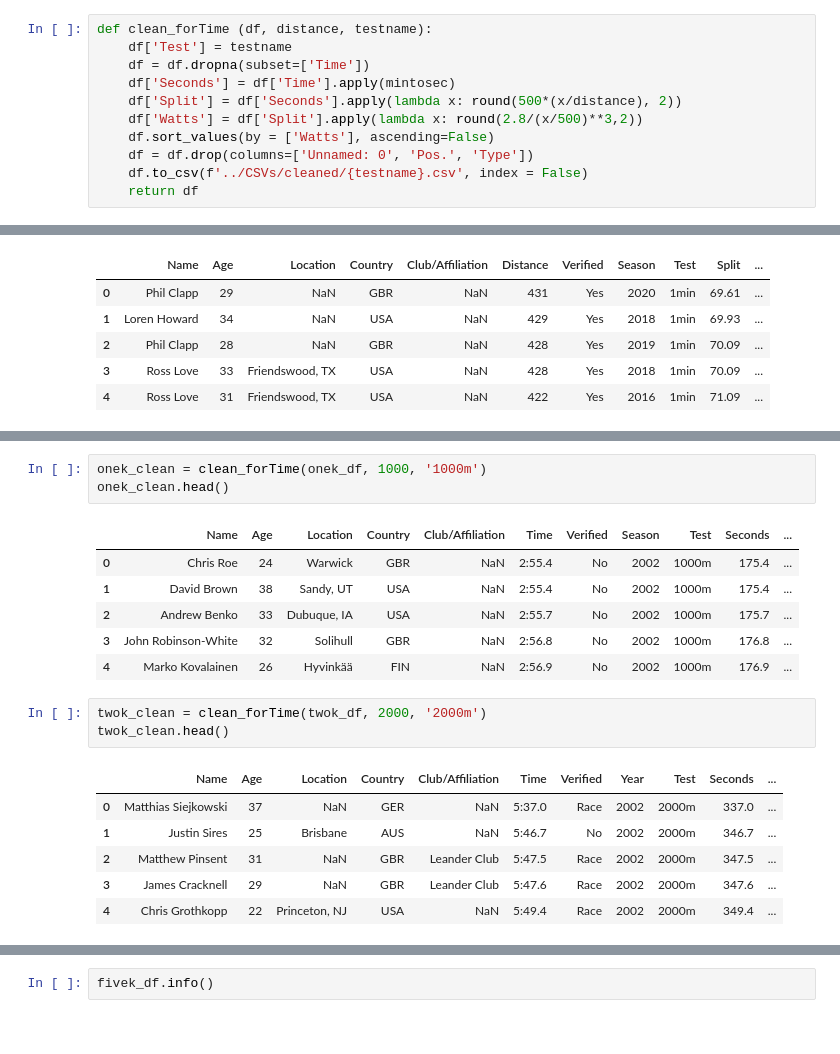
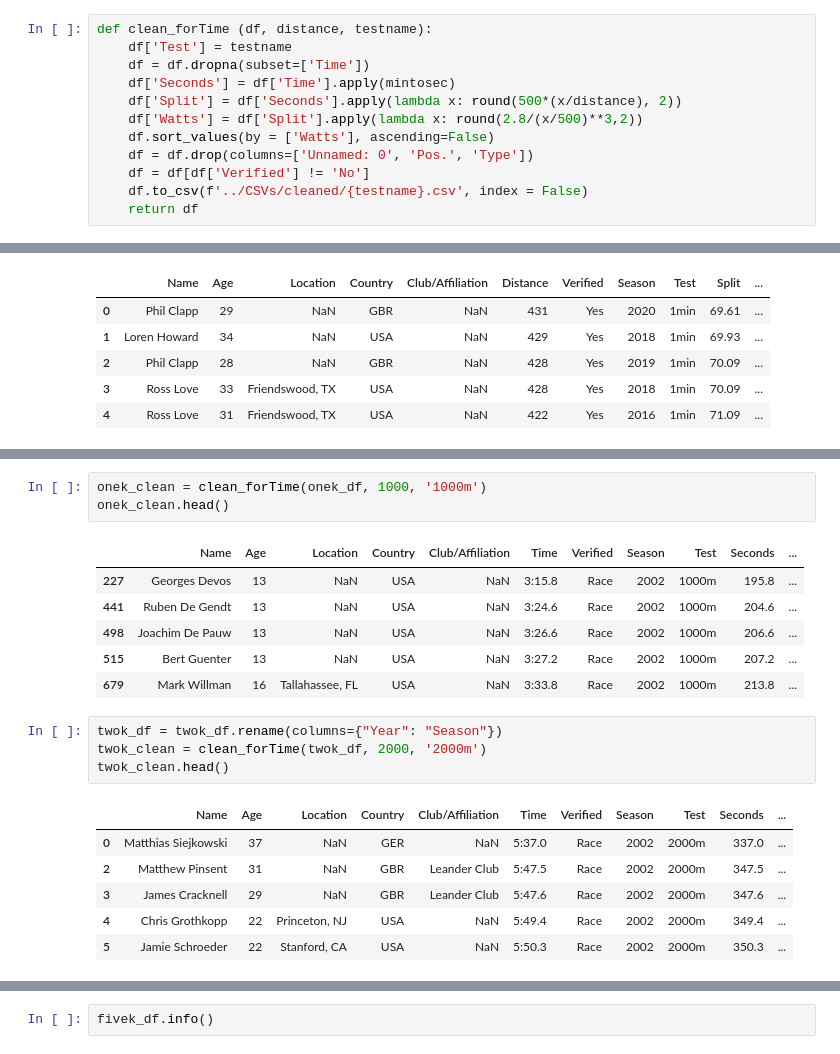
Before and after one commit to JohnShuford/FITDAT, a Jupyter notebook: Notebooks/Performance_Analysis.ipynb, the cells around one changed output, grey strips where cells are left out. Saved outputs shown, nothing was run; the diff lists cells and outputs as text.

```diff
--- a/Notebooks/Performance_Analysis.ipynb
+++ b/Notebooks/Performance_Analysis.ipynb
@@ -53,6 +54,7 @@ def clean_forTime (df, distance, testname):
     df['Watts'] = df['Split'].apply(lambda x: round(2.8/(x/500)**3,2))
     df.sort_values(by = ['Watts'], ascending=False)
     df = df.drop(columns=['Unnamed: 0', 'Pos.', 'Type'])
+    df = df[df['Verified'] != 'No']
     df.to_csv(f'../CSVs/cleaned/{testname}.csv', index = False)
     return df
 # %%
@@ -159,21 +165,22 @@ onek_clean = clean_forTime(onek_df, 1000, '1000m')
 onek_clean.head()
 # %% [output]
 |  | Name | Age | Location | Country | Club/Affiliation | Time | Verified | Season | Test | Seconds | ... |
-| 0 | Chris Roe | 24 | Warwick | GBR | NaN | 2:55.4 | No | 2002 | 1000m | 175.4 | ... |
-| 1 | David Brown | 38 | Sandy, UT | USA | NaN | 2:55.4 | No | 2002 | 1000m | 175.4 | ... |
-| 2 | Andrew Benko | 33 | Dubuque, IA | USA | NaN | 2:55.7 | No | 2002 | 1000m | 175.7 | ... |
-| 3 | John Robinson-White | 32 | Solihull | GBR | NaN | 2:56.8 | No | 2002 | 1000m | 176.8 | ... |
-| 4 | Marko Kovalainen | 26 | Hyvinkää | FIN | NaN | 2:56.9 | No | 2002 | 1000m | 176.9 | ... |
+| 227 | Georges Devos | 13 | NaN | USA | NaN | 3:15.8 | Race | 2002 | 1000m | 195.8 | ... |
+| 441 | Ruben De Gendt | 13 | NaN | USA | NaN | 3:24.6 | Race | 2002 | 1000m | 204.6 | ... |
+| 498 | Joachim De Pauw | 13 | NaN | USA | NaN | 3:26.6 | Race | 2002 | 1000m | 206.6 | ... |
+| 515 | Bert Guenter | 13 | NaN | USA | NaN | 3:27.2 | Race | 2002 | 1000m | 207.2 | ... |
+| 679 | Mark Willman | 16 | Tallahassee, FL | USA | NaN | 3:33.8 | Race | 2002 | 1000m | 213.8 | ... |
 # %%
+twok_df = twok_df.rename(columns={"Year": "Season"})
 twok_clean = clean_forTime(twok_df, 2000, '2000m')
 twok_clean.head()
 # %% [output]
-|  | Name | Age | Location | Country | Club/Affiliation | Time | Verified | Year | Test | Seconds | ... |
+|  | Name | Age | Location | Country | Club/Affiliation | Time | Verified | Season | Test | Seconds | ... |
 | 0 | Matthias Siejkowski | 37 | NaN | GER | NaN | 5:37.0 | Race | 2002 | 2000m | 337.0 | ... |
-| 1 | Justin Sires | 25 | Brisbane | AUS | NaN | 5:46.7 | No | 2002 | 2000m | 346.7 | ... |
 | 2 | Matthew Pinsent | 31 | NaN | GBR | Leander Club | 5:47.5 | Race | 2002 | 2000m | 347.5 | ... |
 | 3 | James Cracknell | 29 | NaN | GBR | Leander Club | 5:47.6 | Race | 2002 | 2000m | 347.6 | ... |
 | 4 | Chris Grothkopp | 22 | Princeton, NJ | USA | NaN | 5:49.4 | Race | 2002 | 2000m | 349.4 | ... |
+| 5 | Jamie Schroeder | 22 | Stanford, CA | USA | NaN | 5:50.3 | Race | 2002 | 2000m | 350.3 | ... |
 # %%
 fivek_clean = clean_forTime(fivek_df, 5000, '5000m')
 fivek_clean.head()
```
Also changed, not shown: parts of 12 cells of this notebook, 24 other files.
